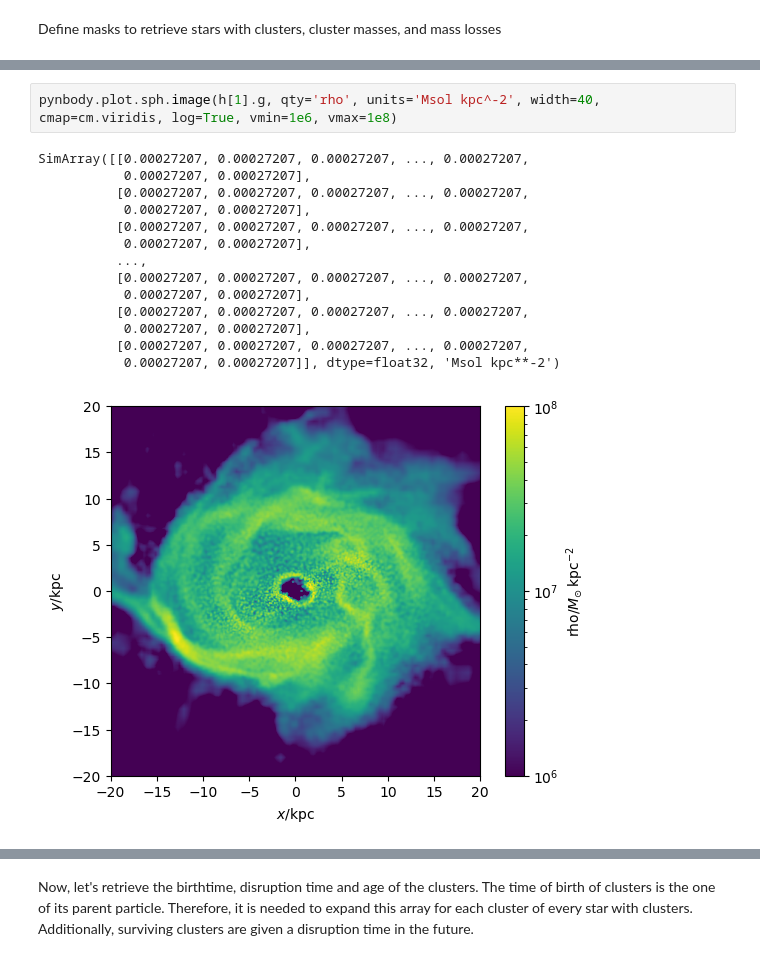
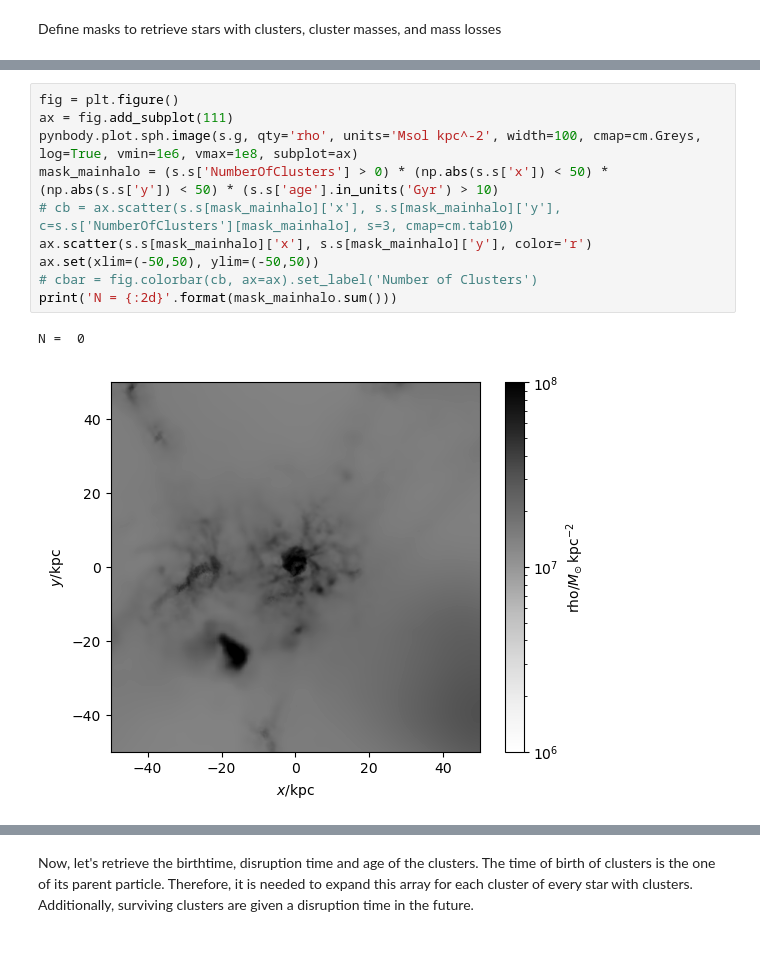
Before and after one commit to pablocoque/post_process_routines, a Jupyter notebook: mass_functions_compare.ipynb, the cells around one changed output, grey strips where cells are left out. Cells and saved outputs as stored; diff of their text form.

```diff
--- a/mass_functions_compare.ipynb
+++ b/mass_functions_compare.ipynb
@@ -75,17 +59,13 @@ SimArray([[1653139.4, 1681438.8, 1709738.5, ..., 1534445.2, 1535031.5,
-# %%
-pynbody.plot.sph.image(h[1].g, qty='rho', units='Msol kpc^-2', width=40, cmap=cm.viridis, log=True, vmin=1e6, vmax=1e8)
-# %% [output]
-SimArray([[0.00027207, 0.00027207, 0.00027207, ..., 0.00027207,
-           0.00027207, 0.00027207],
-          [0.00027207, 0.00027207, 0.00027207, ..., 0.00027207,
-           0.00027207, 0.00027207],
-          [0.00027207, 0.00027207, 0.00027207, ..., 0.00027207,
-           0.00027207, 0.00027207],
-          ...,
-          [0.00027207, 0.00027207, 0.00027207, ..., 0.00027207,
-           0.00027207, 0.00027207],
-          [0.00027207, 0.00027207, 0.00027207, ..., 0.00027207,
-           0.00027207, 0.00027207],
-          [0.00027207, 0.00027207, 0.00027207, ..., 0.00027207,
-           0.00027207, 0.00027207]], dtype=float32, 'Msol kpc**-2')
-[figure, removed]
+# %%
+fig = plt.figure()
+ax = fig.add_subplot(111)
+pynbody.plot.sph.image(s.g, qty='rho', units='Msol kpc^-2', width=100, cmap=cm.Greys, log=True, vmin=1e6, vmax=1e8, subplot=ax)
+mask_mainhalo = (s.s['NumberOfClusters'] > 0) * (np.abs(s.s['x']) < 50) * (np.abs(s.s['y']) < 50) * (s.s['age'].in_units('Gyr') > 10)
+# cb = ax.scatter(s.s[mask_mainhalo]['x'], s.s[mask_mainhalo]['y'], c=s.s['NumberOfClusters'][mask_mainhalo], s=3, cmap=cm.tab10)
+ax.scatter(s.s[mask_mainhalo]['x'], s.s[mask_mainhalo]['y'], color='r')
+ax.set(xlim=(-50,50), ylim=(-50,50))
+# cbar = fig.colorbar(cb, ax=ax).set_label('Number of Clusters')
+print('N = {:2d}'.format(mask_mainhalo.sum()))
+# %% [output]
+N =  0
+[figure, added]
```
Also changed, not shown: parts of 18 cells of this notebook, 2 other files.
